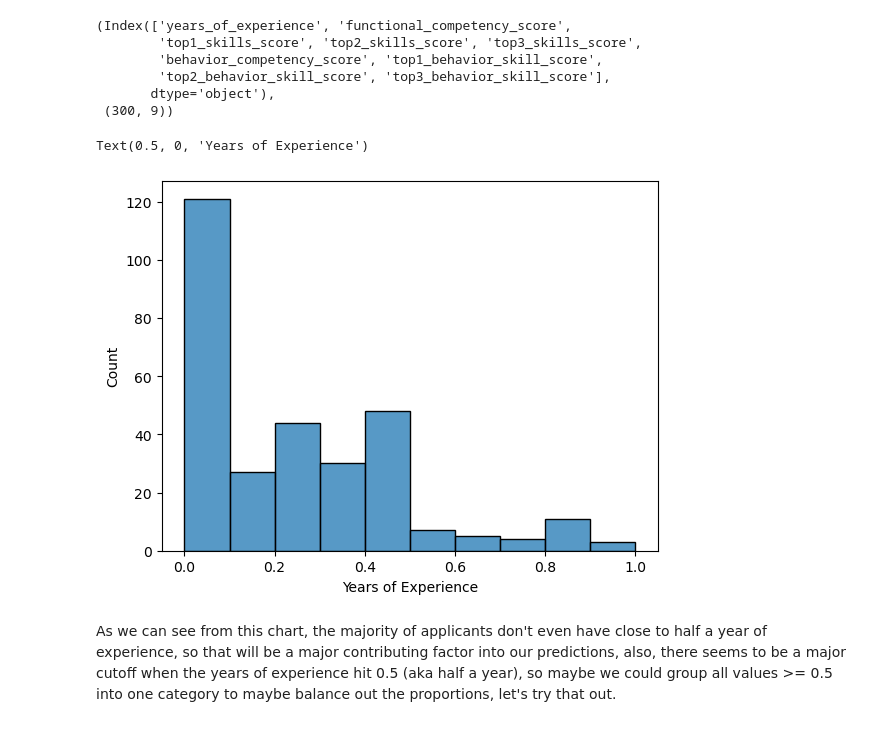
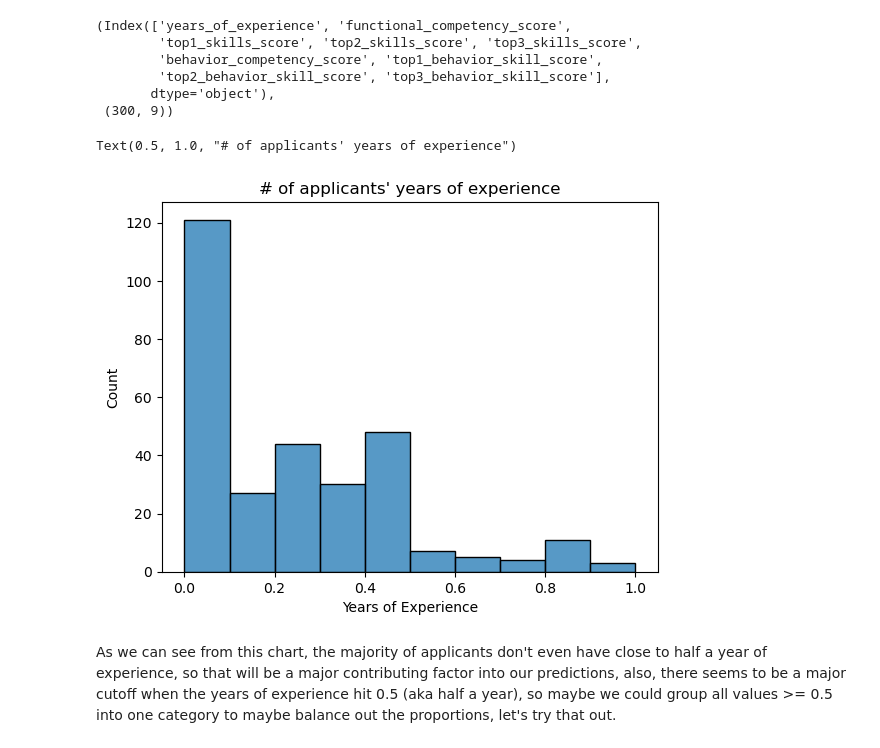
Before and after one commit to cthacker-udel/MLIntro, a Jupyter notebook: notebooks/hr_competency/index.ipynb, the cells around one changed output. Drawn from its saved outputs; the diff is of its cells as text; code cells hidden in the pictures.

```diff
--- a/notebooks/hr_competency/index.ipynb
+++ b/notebooks/hr_competency/index.ipynb
@@ -83,12 +87,14 @@ potential_features = hr_competency_screening_data.drop(columns=['call_for_interv
 # %%
 # Lets make a histogram of the frequency of years_of_experience
 
 potential_features_axes = sns.histplot(potential_features['years_of_experience'], stat='count')
 
 potential_features_axes.set_xlabel("Years of Experience")
+potential_features_axes.set_ylabel("Count")
+potential_features_axes.set_title("# of applicants' years of experience")
 # %% [output]
-Text(0.5, 0, 'Years of Experience')
+Text(0.5, 1.0, "# of applicants' years of experience")
-[figure, old version]
+[figure, new version]
 # %% [markdown]
 As we can see from this chart, the majority of applicants don't even have close to half a year of experience, so that will be a major contributing factor into our predictions, also, there seems to be a major cutoff when the years of experience hit 0.5 (aka half a year), so maybe we could group all values >= 0.5 into one category to maybe balance out the proportions, let's try that out.
 # %%
```
Also changed, not shown: parts of 42 cells of this notebook.
